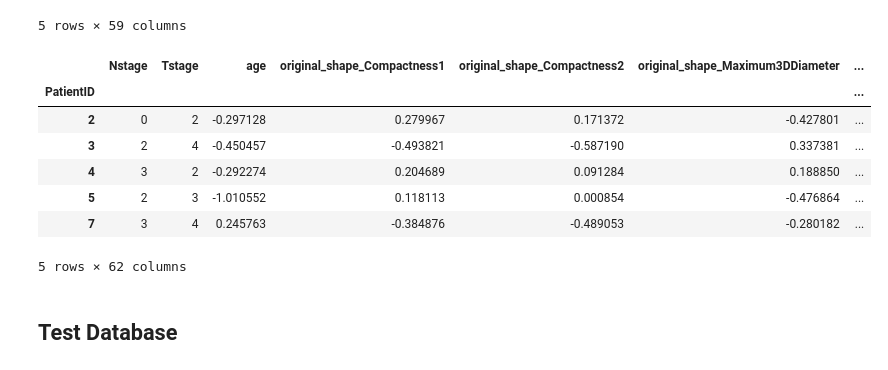
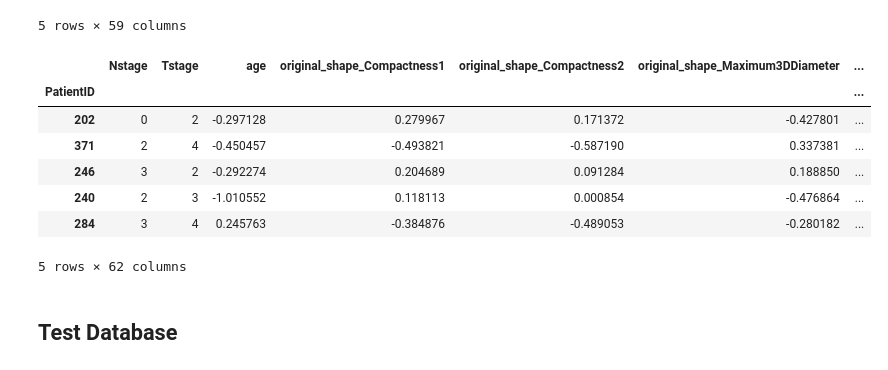
Before and after one commit to mylrcd/lung_cancer, a Jupyter notebook: notebook/preprocessing.ipynb, the cells around one changed output. Drawn from its saved outputs; the diff is of its cells as text; code cells hidden in the pictures.

```diff
--- a/Preprocessing.ipynb
+++ b/notebook/preprocessing.ipynb
@@ -16,7 +16,7 @@ warnings.filterwarnings('ignore')
 # %% [markdown]
 ### Import Data
 # %%
-x_cli_train = pd.read_csv('data_x_train/features/clinical_data_train.csv', index_col=0, dtype = {'PatientID': object})
+x_cli_train = pd.read_csv('../data/data_x_train/features/clinical_data_train.csv', index_col=0, dtype = {'PatientID': object})
 # %%
 x_cli_train.head()
 # %% [output]
@@ -155,7 +155,7 @@ x_cli_train.head()
 # %% [markdown]
 ### Import Radiomics
 # %%
-x_rad_train = pd.read_csv('data_x_train/features/radiomics.csv', header = 1, index_col=0)
+x_rad_train = pd.read_csv('../data/data_x_train/features/radiomics.csv', header = 1, index_col=0, dtype = {'PatientID' : object})
 x_rad_train.head()
 # %% [output]
 |  | original_shape_Compactness1 | original_shape_Compactness2 | original_shape_Maximum3DDiameter | original_shape_SphericalDispropor... | ... |
@@ -242,8 +242,8 @@ We now create a pipeline to transform our test data and make it usable by the mo
 For categorical data, we'll use the one-hot encoding.
 For numerical data, we'll use the standard scaling encoding.
 # %%
-x_cli_train = pd.read_csv('data_x_train/features/clinical_data_train.csv', index_col=0, dtype = {'PatientID': object})
-x_rad_train = pd.read_csv('data_x_train/features/radiomics.csv', index_col=0, header=1, dtype = {'PatientID': object})
+x_cli_train = pd.read_csv('../data/data_x_train/features/clinical_data_train.csv', index_col=0, dtype = {'PatientID': object})
+x_rad_train = pd.read_csv('../data/data_x_train/features/radiomics.csv', index_col=0, header=1, dtype = {'PatientID': object})
 x_train = pd.merge(x_cli_train, x_rad_train, how = 'inner', left_index= True, right_index=True)
 x_train.head()
 # %% [output]
@@ -297,19 +297,20 @@ preprocessor = ColumnTransformer(
         ('cat', cat_transfo, cat_features)
     ])
 # %%
+index_ = x_train.index
 x_train_ = preprocessor.fit_transform(x_train)
 x_train = pd.DataFrame(x_train_, columns= features_, index= index_)
 x_train[['Tstage', 'Nstage']] = x_train[['Tstage', 'Nstage']].astype('int64')
 x_train[encoded_columns] = x_train[encoded_columns].astype('int64')
 x_train.head()
 # %% [output]
 |  | Nstage | Tstage | age | original_shape_Compactness1 | original_shape_Compactness2 | original_shape_Maximum3DDiameter | ... |
 | PatientID |  |  |  |  |  |  | ... |
-| 2 | 0 | 2 | -0.297128 | 0.279967 | 0.171372 | -0.427801 | ... |
-| 3 | 2 | 4 | -0.450457 | -0.493821 | -0.587190 | 0.337381 | ... |
-| 4 | 3 | 2 | -0.292274 | 0.204689 | 0.091284 | 0.188850 | ... |
-| 5 | 2 | 3 | -1.010552 | 0.118113 | 0.000854 | -0.476864 | ... |
-| 7 | 3 | 4 | 0.245763 | -0.384876 | -0.489053 | -0.280182 | ... |
+| 202 | 0 | 2 | -0.297128 | 0.279967 | 0.171372 | -0.427801 | ... |
+| 371 | 2 | 4 | -0.450457 | -0.493821 | -0.587190 | 0.337381 | ... |
+| 246 | 3 | 2 | -0.292274 | 0.204689 | 0.091284 | 0.188850 | ... |
+| 240 | 2 | 3 | -1.010552 | 0.118113 | 0.000854 | -0.476864 | ... |
+| 284 | 3 | 4 | 0.245763 | -0.384876 | -0.489053 | -0.280182 | ... |
 5 rows × 62 columns
 # %% [markdown]
 ## Test Database
```
Also changed, not shown: parts of 8 cells of this notebook, 14 other files.
